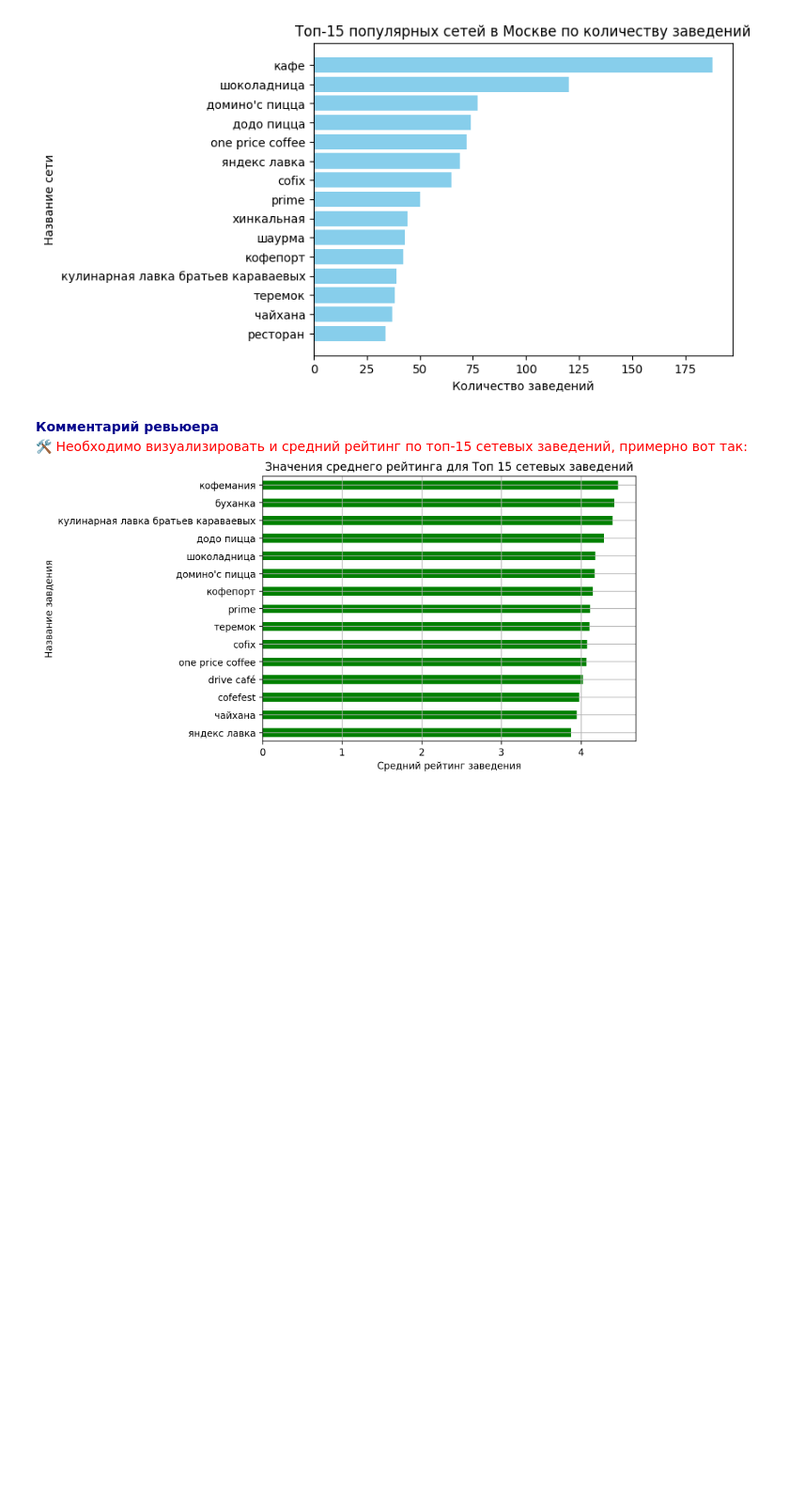
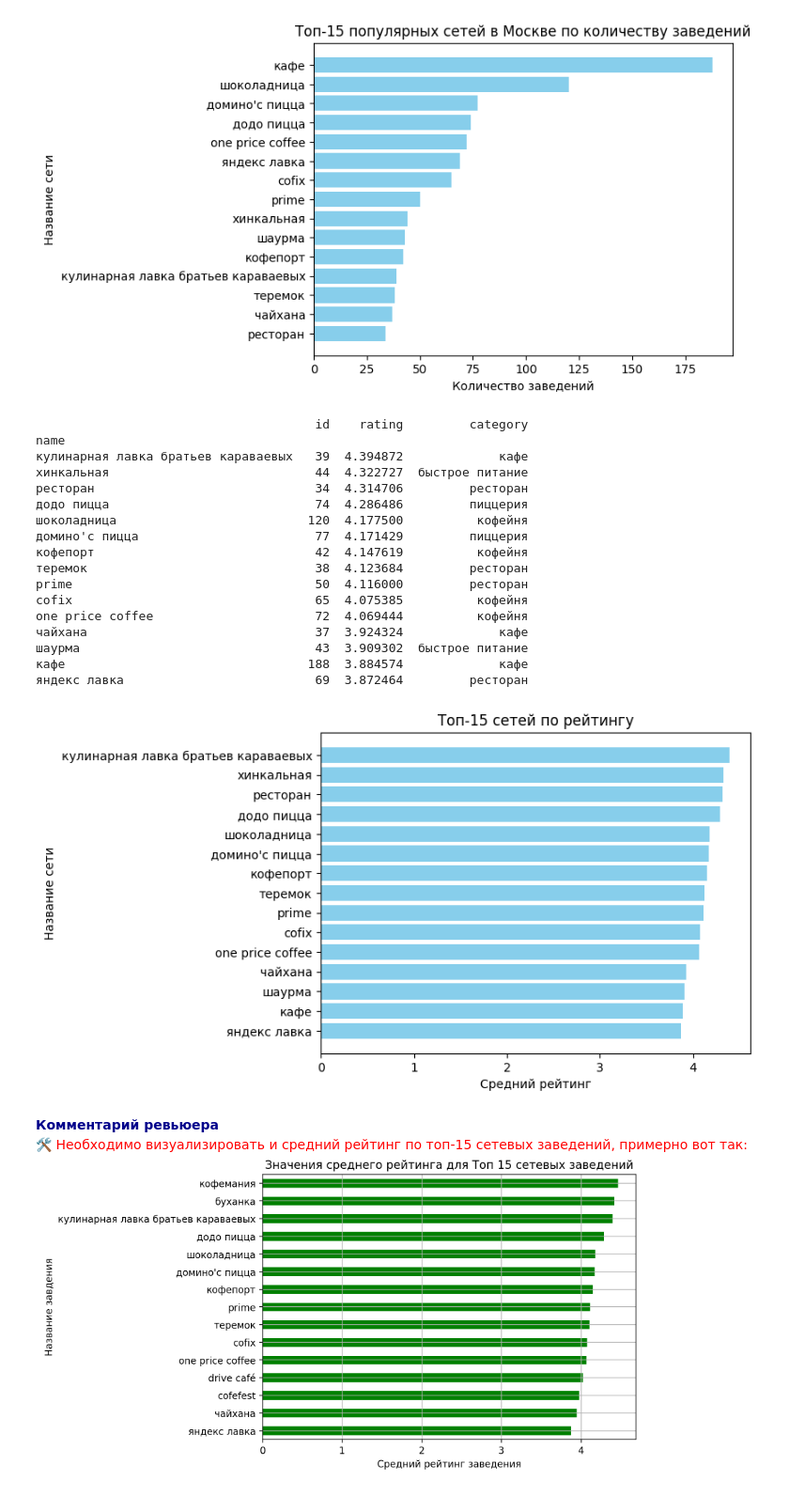
Before and after one commit to PsychoCoderrr/YPracticumProjects, a Jupyter notebook: VizPythonProjectVer2.ipynb, the cells around one changed output. Shown at 94% size. Saved outputs shown, nothing was run; the diff lists cells and outputs as text; code cells hidden in the pictures; blank space fills up the shorter version.

```diff
--- a/VizPythonProjectVer2.ipynb
+++ b/VizPythonProjectVer2.ipynb
@@ -861,6 +874,33 @@ plt.ylabel('Название сети')
 plt.gca().invert_yaxis()
 # %% [output]
 [figure]
+# %%
+grouped_data_sorted_next = grouped_data_sorted.sort_values(by='rating', ascending=False)
+print(grouped_data_sorted_next)
+plt.barh(grouped_data_sorted_next.index, grouped_data_sorted_next['rating'], color='skyblue')
+plt.title('Топ-15 сетей по рейтингу')
+plt.xlabel('Средний рейтинг')
+plt.ylabel('Название сети')
+plt.gca().invert_yaxis()
+# %% [output]
+                                      id    rating         category
+name
+кулинарная лавка братьев караваевых   39  4.394872             кафе
+хинкальная                            44  4.322727  быстрое питание
+ресторан                              34  4.314706         ресторан
+додо пицца                            74  4.286486         пиццерия
+шоколадница                          120  4.177500          кофейня
+домино'с пицца                        77  4.171429         пиццерия
+кофепорт                              42  4.147619          кофейня
+теремок                               38  4.123684         ресторан
+prime                                 50  4.116000         ресторан
+cofix                                 65  4.075385          кофейня
+one price coffee                      72  4.069444          кофейня
+чайхана                               37  3.924324             кафе
+шаурма                                43  3.909302  быстрое питание
+кафе                                 188  3.884574             кафе
+яндекс лавка                          69  3.872464         ресторан
+[figure, added]
 # %% [markdown]
 <font color='DarkBlue'><b>Комментарий ревьюера</b></font><br>
 <font color='Red'>🛠 Необходимо визуализировать и средний рейтинг по топ-15 сетевых заведений, примерно вот так:</font>
```
Also changed, not shown: parts of 5 cells of this notebook.
